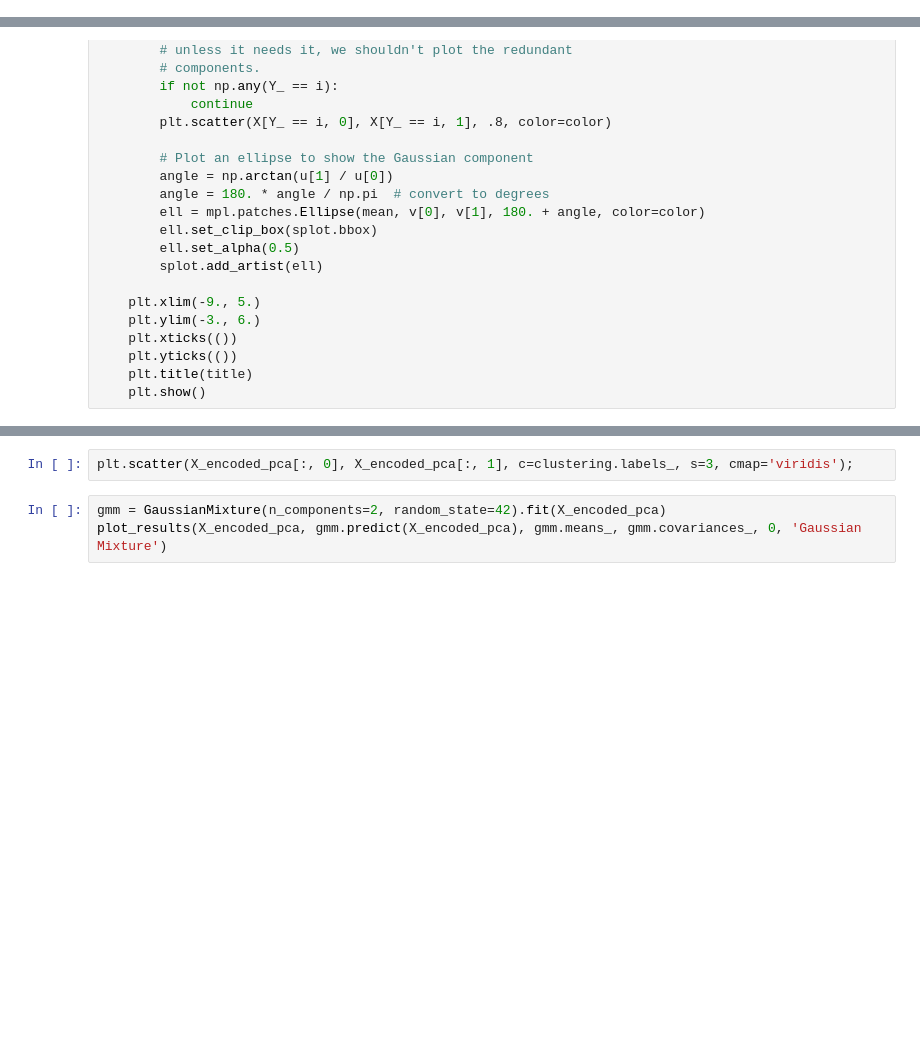
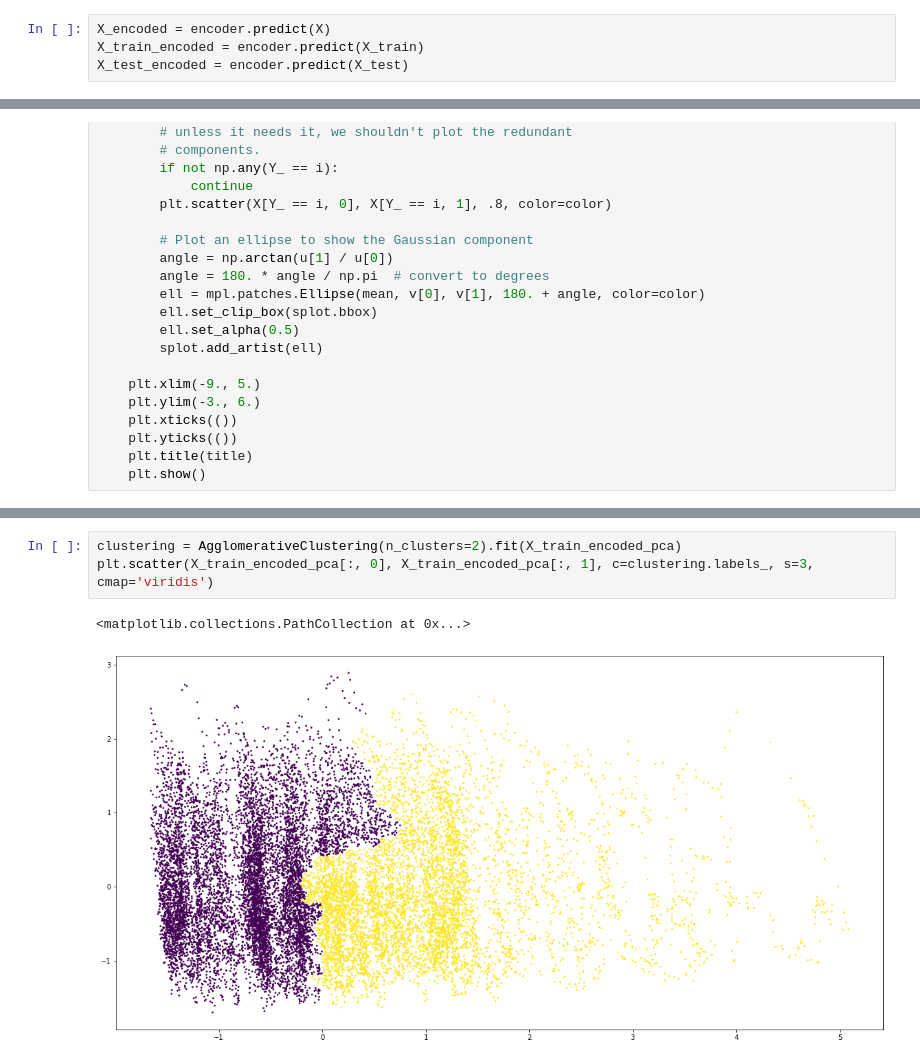
Before and after one commit to webclinic017/deep-rl-learning, a Jupyter notebook: autoencoder/understanding-lstm-autoencoder.ipynb, the cells around one changed output, grey strips where cells are left out. Drawn from its saved outputs; the diff is of its cells as text; blank space fills up the shorter version.

```diff
--- a/autoencoder/understanding-lstm-autoencoder.ipynb
+++ b/autoencoder/understanding-lstm-autoencoder.ipynb
@@ -163,3 +185,7 @@ for index,item in enumerate(clustering.labels_):
+# %%
+X_encoded = encoder.predict(X)
+X_train_encoded = encoder.predict(X_train)
+X_test_encoded = encoder.predict(X_test)
 # %% [markdown]
 # plot mixture model clustering
 # %%
@@ -206,5 +261,6 @@ X_encoded_pca = pca.transform(X_encoded)
 # %%
-plt.scatter(X_encoded_pca[:, 0], X_encoded_pca[:, 1], c=clustering.labels_, s=3, cmap='viridis');
+clustering = AgglomerativeClustering(n_clusters=2).fit(X_train_encoded_pca)
+plt.scatter(X_train_encoded_pca[:, 0], X_train_encoded_pca[:, 1], c=clustering.labels_, s=3, cmap='viridis')
+# %% [output]
+<matplotlib.collections.PathCollection at 0x...>
+[figure, added]
-# %%
-gmm = GaussianMixture(n_components=2, random_state=42).fit(X_encoded_pca)
-plot_results(X_encoded_pca, gmm.predict(X_encoded_pca), gmm.means_, gmm.covariances_, 0, 'Gaussian Mixture')
```
Also changed, not shown: parts of 16 cells of this notebook, 2 other files.
